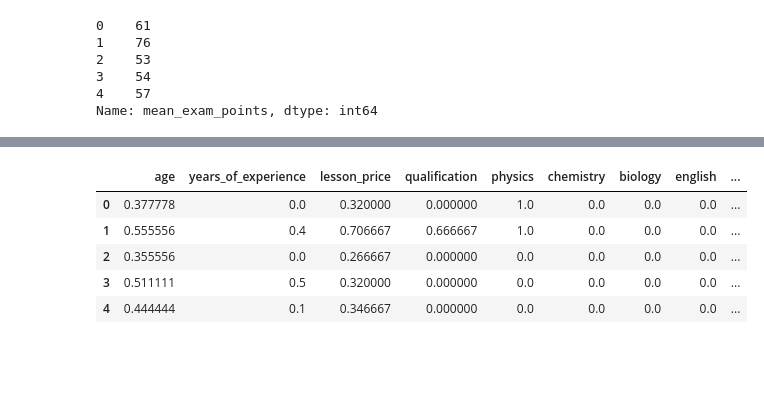
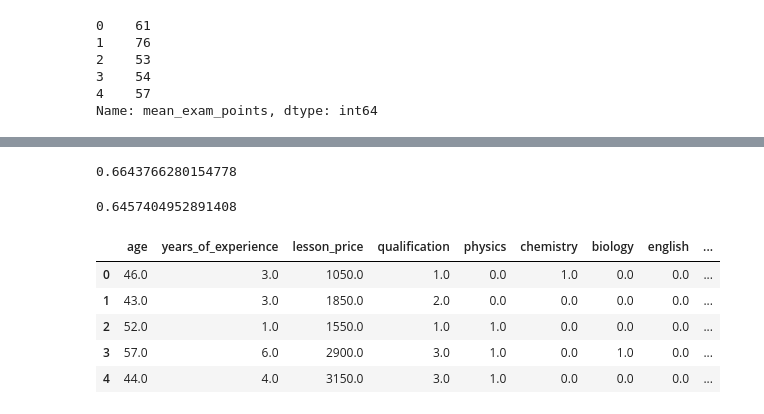
Before and after one commit to Alikhan0707/Data-analysis-algorithms, a Jupyter notebook: course_project.ipynb, the cells around one changed output, grey strips where cells are left out. Cells and saved outputs as stored; diff of their text form; code cells hidden in the pictures; blank space fills up the shorter version.

```diff
--- a/course_project.ipynb
+++ b/course_project.ipynb
@@ -140,9 +230,23 @@ X.loc[:, 'qualification'] = norm(qualification)
+# %%
+my_tree = DecisionTreeRegressor(max_depth=100, min_sample_leaf=50)
+my_tree.fit(X_train.to_numpy(), y_train.to_numpy())
+
+determination(y_train.to_numpy(), my_tree.predict(X_train.to_numpy()))
+# %% [output]
+0.6643766280154778
+# %%
+determination(y_test.to_numpy(), my_tree.predict(X_test.to_numpy()))
+# %% [output]
+0.6457404952891408
+# %%
+df_id = df_test.iloc[:, 0]
+df = df_test.iloc[:, 1:]
 # %%
-X.head()
+df.head()
 # %% [output]
 |  | age | years_of_experience | lesson_price | qualification | physics | chemistry | biology | english | ... |
-| 0 | 0.377778 | 0.0 | 0.320000 | 0.000000 | 1.0 | 0.0 | 0.0 | 0.0 | ... |
-| 1 | 0.555556 | 0.4 | 0.706667 | 0.666667 | 1.0 | 0.0 | 0.0 | 0.0 | ... |
-| 2 | 0.355556 | 0.0 | 0.266667 | 0.000000 | 0.0 | 0.0 | 0.0 | 0.0 | ... |
-| 3 | 0.511111 | 0.5 | 0.320000 | 0.000000 | 0.0 | 0.0 | 0.0 | 0.0 | ... |
-| 4 | 0.444444 | 0.1 | 0.346667 | 0.000000 | 0.0 | 0.0 | 0.0 | 0.0 | ... |
+| 0 | 46.0 | 3.0 | 1050.0 | 1.0 | 0.0 | 1.0 | 0.0 | 0.0 | ... |
+| 1 | 43.0 | 3.0 | 1850.0 | 2.0 | 0.0 | 0.0 | 0.0 | 0.0 | ... |
+| 2 | 52.0 | 1.0 | 1550.0 | 1.0 | 1.0 | 0.0 | 0.0 | 0.0 | ... |
+| 3 | 57.0 | 6.0 | 2900.0 | 3.0 | 1.0 | 0.0 | 1.0 | 0.0 | ... |
+| 4 | 44.0 | 4.0 | 3150.0 | 3.0 | 1.0 | 0.0 | 0.0 | 0.0 | ... |
```
Also changed, not shown: parts of 34 cells of this notebook, 1 other file.
